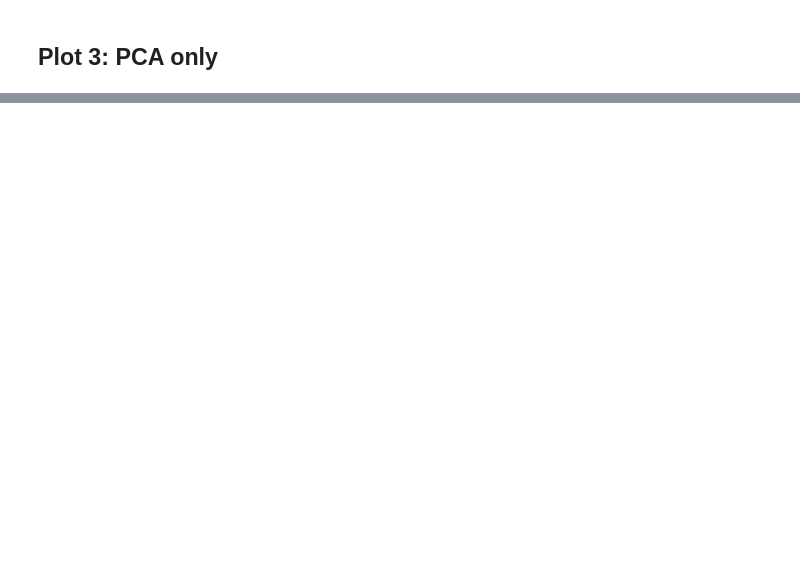
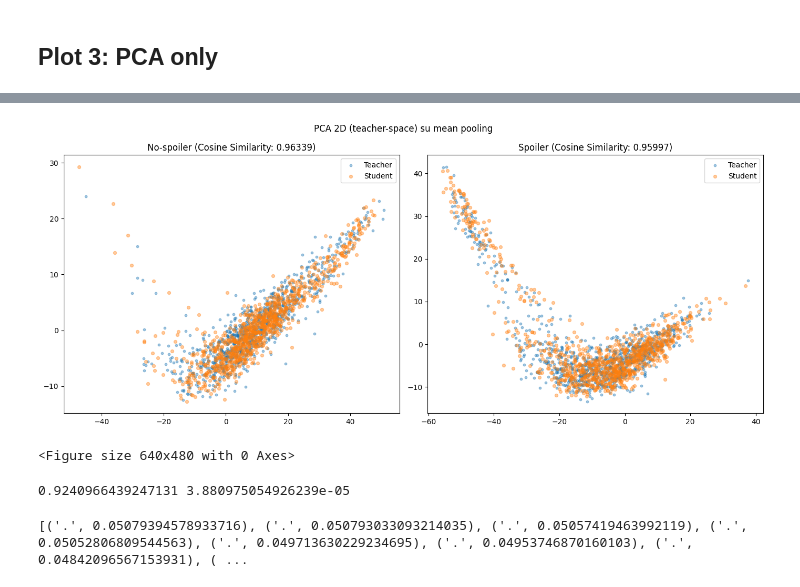
Before and after one commit to MarcoColan01/nlp.project-Colangelo-2526, a Jupyter notebook: notebooks/6_emb_attn_exploration.ipynb, the cells around one changed output, grey strips where cells are left out. Cells and saved outputs as stored; diff of their text form; code cells hidden in the pictures; blank space fills up the shorter version.

```diff
--- a/notebooks/6_emb_attn_exploration.ipynb
+++ b/notebooks/6_emb_attn_exploration.ipynb
@@ -289,0 +234,34 @@ plt.show()
+# %%
+import matplotlib.pyplot as plt
+from sklearn.decomposition import PCA
+from sklearn.preprocessing import StandardScaler
+
+# X teacher-space già costruito: T (N,768), S (N,768), y (N,)
+# PCA fit sul teacher
+Tz = StandardScaler().fit_transform(T)
+pca = PCA(n_components=2, random_state=0).fit(Tz)
+
+T2 = pca.transform(Tz)
+S2 = pca.transform(StandardScaler().fit_transform(S))  # meglio: usa lo stesso scaler del teacher!
+# -> versione corretta:
+scaler = StandardScaler().fit(T)
+T2 = pca.fit_transform(scaler.transform(T))
+S2 = pca.transform(scaler.transform(S))
+
+ev = pca.explained_variance_ratio_.sum()
+
+fig, axs = plt.subplots(1,2, figsize=(14,6))
+
+for cls, ax in [(0, axs[0]), (1, axs[1])]:
+    ax.scatter(T2[y==cls,0], T2[y==cls,1], s=10, alpha=0.4, label="Teacher")
+    ax.scatter(S2[y==cls,0], S2[y==cls,1], s=18, alpha=0.4, label="Student")
+    ax.set_title((f"No-spoiler (Cosine Similarity: {cos_sim[y==0].mean():.5})" if cls==0 else f"Spoiler (Cosine Similarity: {cos_sim[y==1].mean():.5})"))
+    ax.legend()
+
+fig.suptitle(f"PCA 2D (teacher-space) su mean pooling")
+plt.tight_layout()
+plt.show()
+plt.savefig('pca_embeddings.png')
+# %% [output]
+[figure, added]
+<Figure size 640x480 with 0 Axes>
@@ -289,0 +315,22 @@ plt.show()
+# %%
+def flat_cos(X, Y, eps=1e-9):
+    x = X.reshape(-1); y = Y.reshape(-1)
+    return float((x @ y) / ((np.linalg.norm(x)+eps)*(np.linalg.norm(y)+eps)))
+
+cos = flat_cos(sub_S, sub_T)
+mse = float(((sub_S - sub_T)**2).mean())
+print(cos, mse)
+# %% [output]
+0.9240966439247131 3.880975054926239e-05
+# %%
+k = 10
+rowT = M_T[center]
+rowS = M_S[center]
+topT = np.argsort(-rowT)[:k]
+topS = np.argsort(-rowS)[:k]
+overlap = len(set(topT.tolist()) & set(topS.tolist()))
+
+top = np.argsort(-rowT)[:10]
+print([(tokens[i], float(rowT[i])) for i in top])
+# %% [output]
+[('.', 0.05079394578933716), ('.', 0.050793033093214035), ('.', 0.05057419463992119), ('.', 0.05052806809544563), ('.', 0.049713630229234695), ('.', 0.04953746870160103), ('.', 0.04842096567153931), ( ...
```
Also changed, not shown: parts of 24 cells of this notebook, 3 other files.
